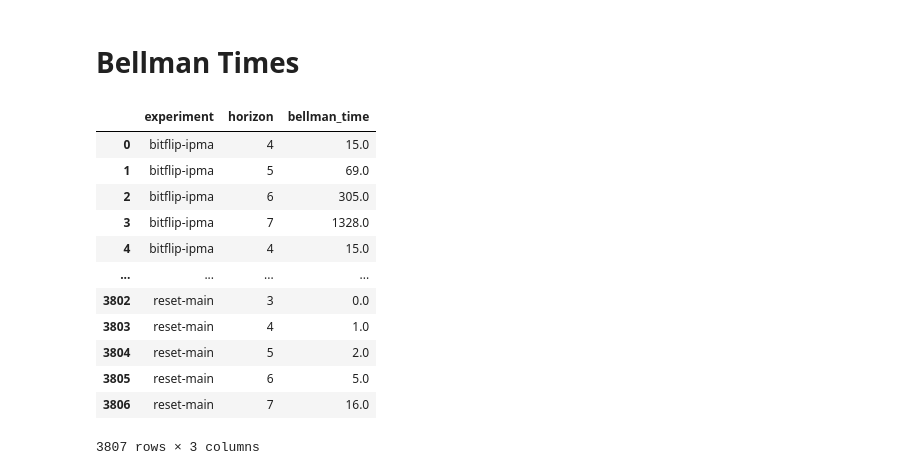
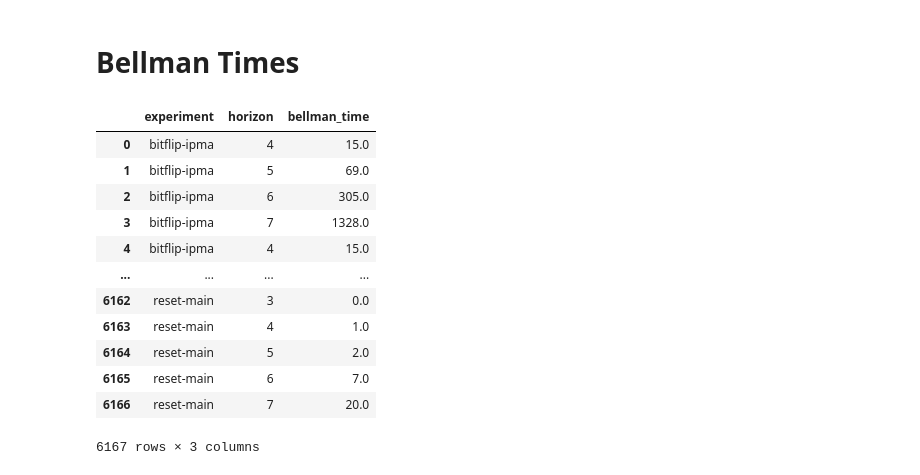
Before and after one commit to smml1996/algorithm_synthesis, a Jupyter notebook: notebooks_pnas/pomdps_sizes_cost.ipynb, the cells around one changed output. Drawn from its saved outputs; the diff is of its cells as text; code cells hidden in the pictures.

```diff
--- a/notebooks_pnas/pomdps_sizes_cost.ipynb
+++ b/notebooks_pnas/pomdps_sizes_cost.ipynb
@@ -69,19 +81,19 @@ df.groupby("experiment")["pomdp_time"].agg(["mean", "min", "max"]).reset_index()
 # %% [markdown]
 # Bellman Times
 # %%
-df = get_all_experiments_attr([BitflipExperimentID.IPMA, BitflipExperimentID.IPMA2, PhaseflipExperimentID.IPMA, GHZExperimentID.EMBED, ResetExperimentID.main], EXPAttr.BELLMAN_TIME)
+df = get_all_experiments_attr([BitflipExperimentID.IPMA, BitflipExperimentID.IPMA2, BitflipExperimentID.CXH, PhaseflipExperimentID.IPMA, GHZExperimentID.EMBED, ResetExperimentID.main], EXPAttr.BELLMAN_TIME)
 df
 # %% [output]
 |  | experiment | horizon | bellman_time |
 | 0 | bitflip-ipma | 4 | 15.0 |
 | 1 | bitflip-ipma | 5 | 69.0 |
 | 2 | bitflip-ipma | 6 | 305.0 |
 | 3 | bitflip-ipma | 7 | 1328.0 |
 | 4 | bitflip-ipma | 4 | 15.0 |
 | ... | ... | ... | ... |
-| 3802 | reset-main | 3 | 0.0 |
-| 3803 | reset-main | 4 | 1.0 |
-| 3804 | reset-main | 5 | 2.0 |
-| 3805 | reset-main | 6 | 5.0 |
-| 3806 | reset-main | 7 | 16.0 |
+| 6162 | reset-main | 3 | 0.0 |
+| 6163 | reset-main | 4 | 1.0 |
+| 6164 | reset-main | 5 | 2.0 |
+| 6165 | reset-main | 6 | 7.0 |
+| 6166 | reset-main | 7 | 20.0 |
-3807 rows × 3 columns
+6167 rows × 3 columns
```
Also changed, not shown: parts of 7 cells of this notebook, 8 other files.
